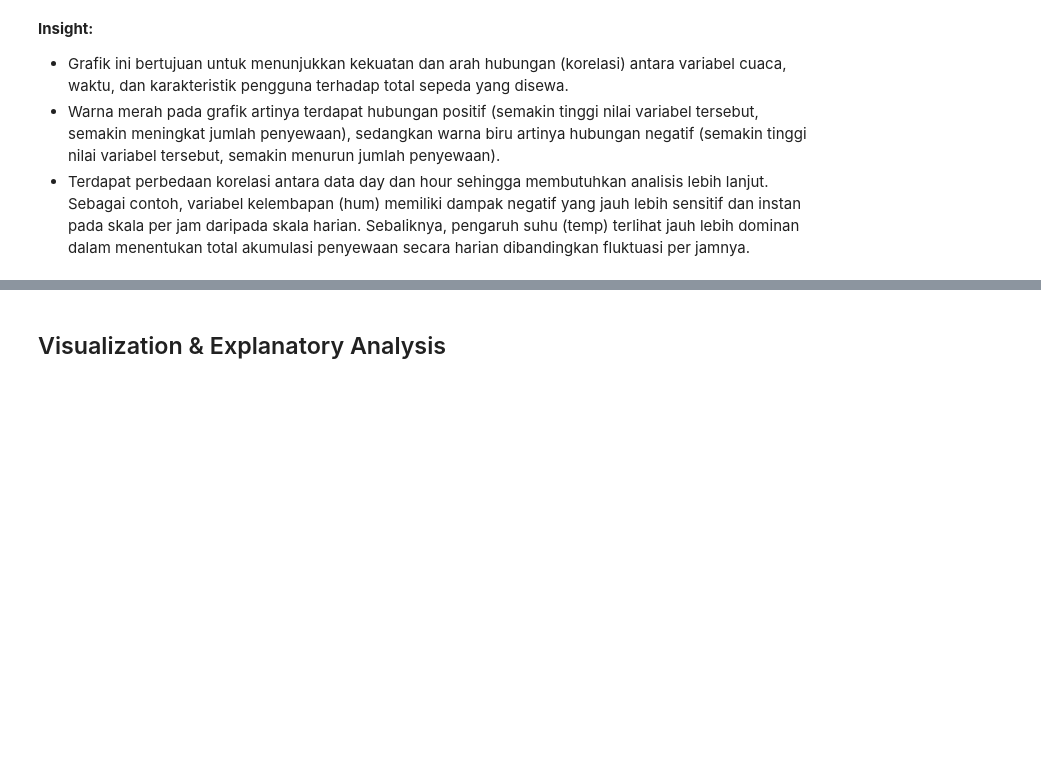
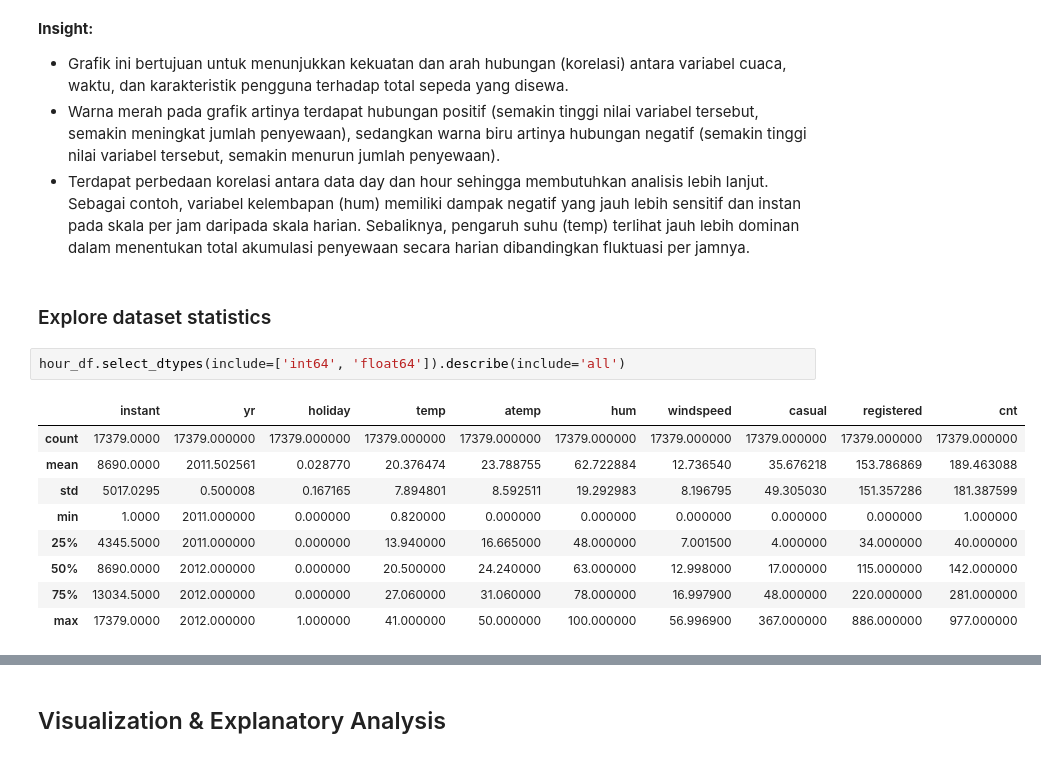
Before and after one commit to rajasmdra/bike-sharing-analysis, a Jupyter notebook: Proyek_Analisis_Data.ipynb, the cells around one changed output, grey strips where cells are left out. Drawn from its saved outputs; the diff is of its cells as text; blank space fills up the shorter version.

```diff
--- a/Proyek_Analisis_Data.ipynb
+++ b/Proyek_Analisis_Data.ipynb
@@ -366,3 +366,17 @@ plt.show()
 - Grafik ini bertujuan untuk menunjukkan kekuatan dan arah hubungan (korelasi) antara variabel cuaca, waktu, dan karakteristik pengguna terhadap total sepeda yang disewa.
 - Warna merah pada grafik artinya terdapat hubungan positif (semakin tinggi nilai variabel tersebut, semakin meningkat jumlah penyewaan), sedangkan warna biru artinya hubungan negatif (semakin tinggi nilai variabel tersebut, semakin menurun jumlah penyewaan).
 - Terdapat perbedaan korelasi antara data day dan hour sehingga membutuhkan analisis lebih lanjut. Sebagai contoh, variabel kelembapan (hum) memiliki dampak negatif yang jauh lebih sensitif dan instan pada skala per jam daripada skala harian. Sebaliknya, pengaruh suhu (temp) terlihat jauh lebih dominan dalam menentukan total akumulasi penyewaan secara harian dibandingkan fluktuasi per jamnya.
+# %% [markdown]
+### Explore dataset statistics
+# %%
+hour_df.select_dtypes(include=['int64', 'float64']).describe(include='all')
+# %% [output]
+|  | instant | yr | holiday | temp | atemp | hum | windspeed | casual | registered | cnt |
+| count | 17379.0000 | 17379.000000 | 17379.000000 | 17379.000000 | 17379.000000 | 17379.000000 | 17379.000000 | 17379.000000 | 17379.000000 | 17379.000000 |
+| mean | 8690.0000 | 2011.502561 | 0.028770 | 20.376474 | 23.788755 | 62.722884 | 12.736540 | 35.676218 | 153.786869 | 189.463088 |
+| std | 5017.0295 | 0.500008 | 0.167165 | 7.894801 | 8.592511 | 19.292983 | 8.196795 | 49.305030 | 151.357286 | 181.387599 |
+| min | 1.0000 | 2011.000000 | 0.000000 | 0.820000 | 0.000000 | 0.000000 | 0.000000 | 0.000000 | 0.000000 | 1.000000 |
+| 25% | 4345.5000 | 2011.000000 | 0.000000 | 13.940000 | 16.665000 | 48.000000 | 7.001500 | 4.000000 | 34.000000 | 40.000000 |
+| 50% | 8690.0000 | 2012.000000 | 0.000000 | 20.500000 | 24.240000 | 63.000000 | 12.998000 | 17.000000 | 115.000000 | 142.000000 |
+| 75% | 13034.5000 | 2012.000000 | 0.000000 | 27.060000 | 31.060000 | 78.000000 | 16.997900 | 48.000000 | 220.000000 | 281.000000 |
+| max | 17379.0000 | 2012.000000 | 1.000000 | 41.000000 | 50.000000 | 100.000000 | 56.996900 | 367.000000 | 886.000000 | 977.000000 |
```
Also changed, not shown: parts of 12 cells of this notebook.
